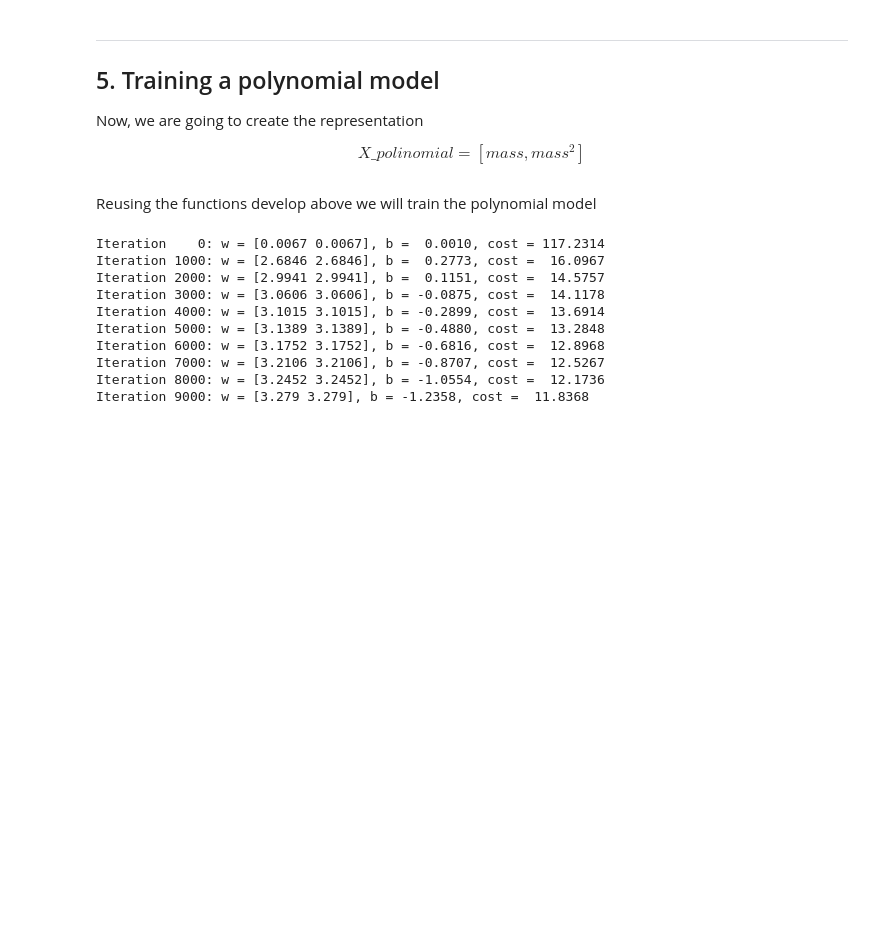
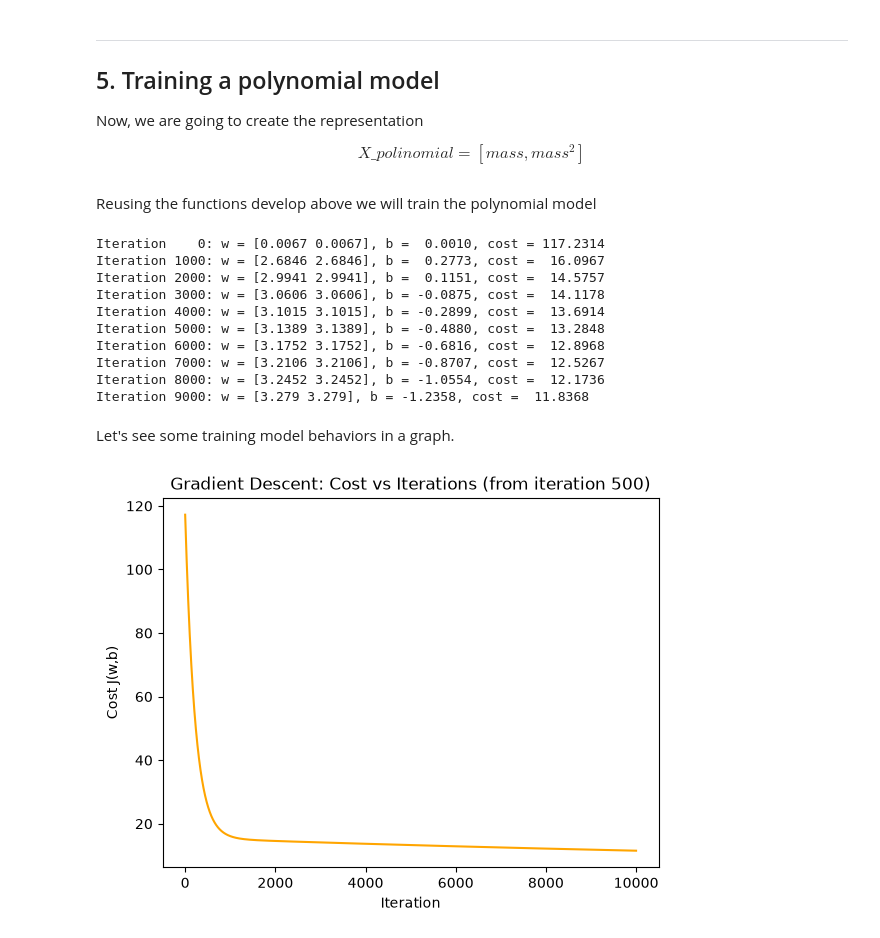
Before and after one commit to Valentina-33/Stellar-Luminosity, a Jupyter notebook: stellar_luminosity_hands_on.ipynb, the cells around one changed output. Cells and saved outputs as stored; diff of their text form; code cells hidden in the pictures; blank space fills up the shorter version.

Commit message:
Making plots of the polynomial regression model

```diff
--- a/stellar_luminosity_hands_on.ipynb
+++ b/stellar_luminosity_hands_on.ipynb
@@ -295,3 +295,26 @@ Iteration 6000: w = [3.1752 3.1752], b = -0.6816, cost =  12.8968
 Iteration 7000: w = [3.2106 3.2106], b = -0.8707, cost =  12.5267
 Iteration 8000: w = [3.2452 3.2452], b = -1.0554, cost =  12.1736
 Iteration 9000: w = [3.279 3.279], b = -1.2358, cost =  11.8368
+# %% [markdown]
+Let's see some training model behaviors in a graph.
+# %%
+iterations = [it for it, c in cost_history_poly]
+cost = [c for it, c in cost_history_poly]
+
+start_iteration_poly = 0
+
+start_index_poly = 0
+for i in range(len(iterations)):
+    if iterations[i] >= start_iteration_poly:
+        start_index_poly = i
+        break
+
+fig, ax = plt.subplots()
+ax.plot(iterations[start_index_poly:], cost[start_index_poly:], color = "orange")
+ax.set_xlabel("Iteration")
+ax.set_ylabel("Cost J(w,b)")
+ax.set_title(f"Gradient Descent: Cost vs Iterations (from iteration {iterations[start_iteration]})")
+
+ax.ticklabel_format(axis='y', style='plain', useOffset=False)
+# %% [output]
+[figure, added]
```
Also changed, not shown: parts of 1 cell of this notebook.
